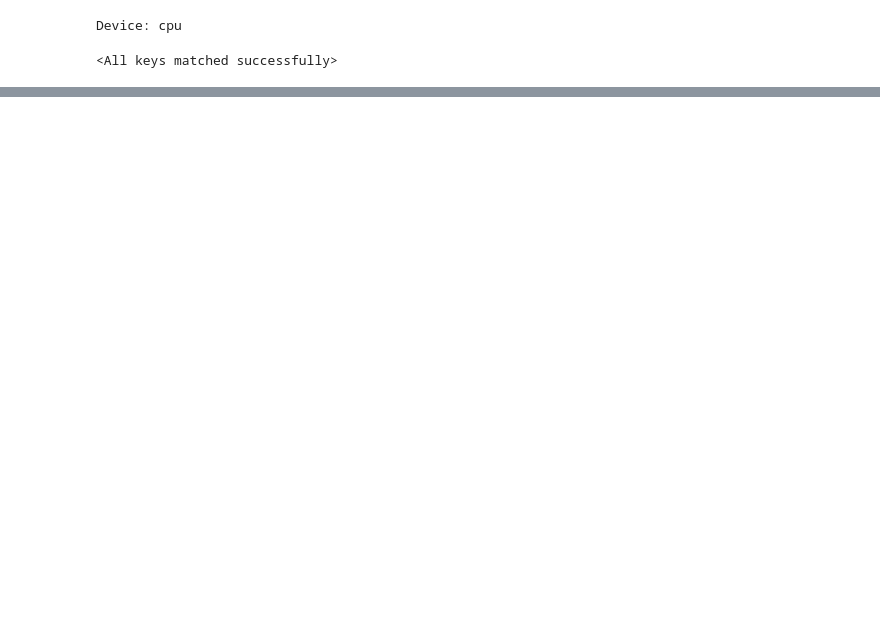
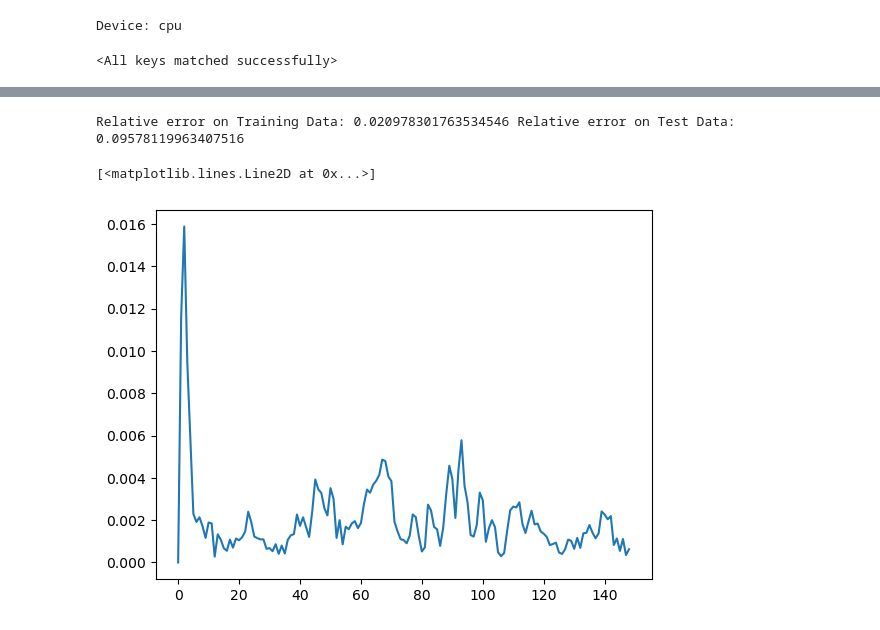
Before and after one commit to Shiqi-Wu/sensor_case, a Jupyter notebook: pca_from_formulation/test_MultiNu_linear.ipynb, the cells around one changed output, grey strips where cells are left out. Drawn from its saved outputs; the diff is of its cells as text; code cells hidden in the pictures; blank space fills up the shorter version.

```diff
--- a/pca_from_formulation/test_MultiNu_linear.ipynb
+++ b/pca_from_formulation/test_MultiNu_linear.ipynb
@@ -136,0 +232,46 @@ for x_data, u_data, nu_data in zip(x_dataset, u_dataset, nu_dataset):
+# %%
+def calculate_relative_error(x_true, x_pred):
+    return np.linalg.norm(x_true - x_pred, ord = 'fro') / np.linalg.norm(x_true, ord = 'fro')
+
+def calculate_mean_relative_error(x_true_traj, x_pred_traj):
+    return np.mean([calculate_relative_error(x_true, x_pred) for x_true, x_pred in zip(x_true_traj, x_pred_traj)])
+
+def plot_relative_error(x_true_traj_train, x_pred_traj_train, x_true_traj_test, x_pred_traj_test):
+    mean_relative_errors_train = []
+    mean_relative_errors_test = []
+    for i in range(len(x_true_traj_train)):
+        mean_relative_errors_train.append(calculate_relative_error(x_true_traj_train[i], x_pred_traj_train[i]))
+    for i in range(len(x_true_traj_test)):
+        mean_relative_errors_test.append(calculate_relative_error(x_true_traj_test[i], x_pred_traj_test[i]))
+    fig, (ax0, ax1) = plt.subplots(nrows=2, figsize=(9, 7))
+
+    ax0.hist(mean_relative_errors_train, bins=50, density=True, histtype='bar', facecolor='yellowgreen', alpha=0.75)
+    ax0.set_xlabel('Relative Error')
+    ax0.set_ylabel('Frequency')
+    ax0.set_title('Training Set')
+
+    ax1.hist(mean_relative_errors_test, bins=50, density=True, histtype='bar', facecolor='pink', alpha=0.75)
+    ax1.set_title('Validation Set')
+    ax1.set_xlabel('Relative Error')
+    ax1.set_ylabel('Frequency')
+
+    plt.subplots_adjust(hspace=0.4)
+    plt.show()
+
+
+def calculate_relative_error_set(x_true, x_pred):
+    row_norm_diff = np.linalg.norm(x_true - x_pred, axis=1, ord=2)
+    total_norm_true = np.linalg.norm(x_true, ord='fro')
+    return row_norm_diff / total_norm_true
+# %%
+relative_error_train = calculate_mean_relative_error(x_data_pca_traj_train, x_data_pca_pred_traj_train)
+relative_error_test = calculate_mean_relative_error(x_data_pca_traj_test, x_data_pca_pred_traj_test)
+print(f'Relative error on Training Data: {relative_error_train}', f'Relative error on Test Data: {relative_error_test}')
+# %% [output]
+Relative error on Training Data: 0.020978301763534546 Relative error on Test Data: 0.09578119963407516
+# %%
+relative_errors = calculate_relative_error_set(x_data_pca_traj[0], x_data_pca_pred_traj[0])
+plt.plot(relative_errors)
+# %% [output]
+[<matplotlib.lines.Line2D at 0x...>]
+[figure, added]
```
Also changed, not shown: parts of 19 cells of this notebook, 17 other files.
